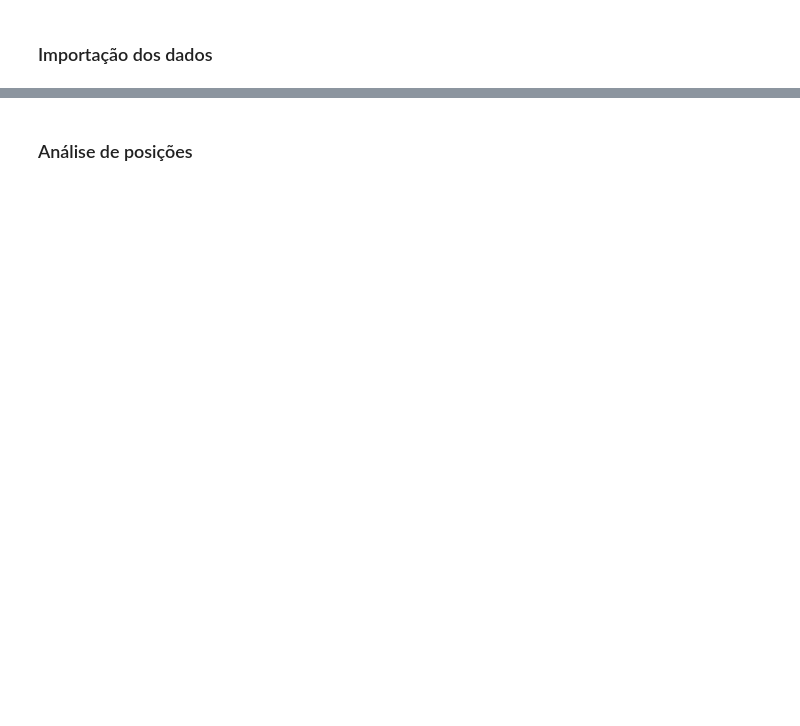
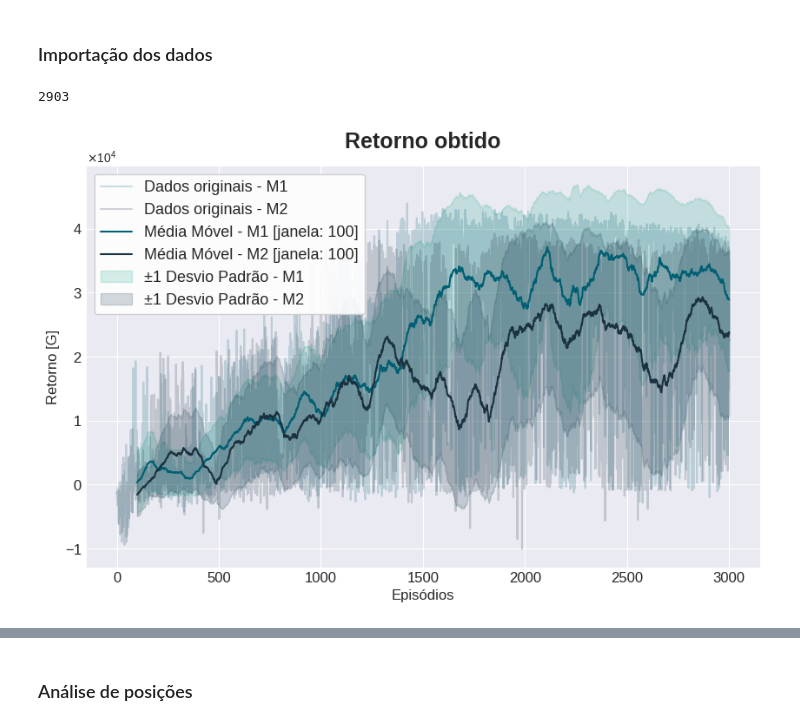
Before and after one commit to VictorFariaDeSa/TG_Project, a Jupyter notebook: helpers/data_analizer.ipynb, the cells around one changed output, grey strips where cells are left out. Saved outputs shown, nothing was run; the diff lists cells and outputs as text; code cells hidden in the pictures; blank space fills up the shorter version.

```diff
--- a/helpers/data_analizer.ipynb
+++ b/helpers/data_analizer.ipynb
@@ -101,0 +119,29 @@ mse =               Load_Data("/home/victor/tg_proj/models/Losses.h5","mse_",2)
+# %%
+window =100
+print(len(rewards.get_std_deviation_sum_episode(window)))
+
+fig, ax = plt.subplots(figsize=(FIG_X_SIZE, FIG_Y_SIZE))
+ax.plot(rewards.get_sum_list(), label='Dados originais - M1',color = MAIN_LINE_COLOR, alpha=0.2)
+ax.plot(rewards2.get_sum_list(), label='Dados originais - M2',color = SECOND_LINE_COLOR, alpha=0.2)
+
+ax.plot(range(window-1, len(rewards.get_sum_list())), rewards.get_moving_mean_sum_episode(window), label=f'Média Móvel - M1 [janela: {window}]', color=MAIN_LINE_COLOR)
+ax.plot(range(window-1, len(rewards2.get_sum_list())), rewards2.get_moving_mean_sum_episode(window), label=f'Média Móvel - M2 [janela: {window}]', color=SECOND_LINE_COLOR)
+ax.fill_between(range(window-1, len(rewards.get_sum_list())), rewards.get_moving_mean_sum_episode(window) - rewards.get_std_deviation_sum_episode(window), rewards.get_moving_mean_sum_episode(window) + rewards.get_std_deviation_sum_episode(window),
+                 color=MAIN_FILL_COLOR, alpha=0.2, label='±1 Desvio Padrão - M1')
+ax.fill_between(range(window-1, len(rewards2.get_sum_list())), rewards2.get_moving_mean_sum_episode(window) - rewards2.get_std_deviation_sum_episode(window), rewards2.get_moving_mean_sum_episode(window) + rewards2.get_std_deviation_sum_episode(window),
+                 color=SECOND_FILL_COLOR, alpha=0.2, label='±1 Desvio Padrão - M2')
+
+
+
+ax.legend(loc='upper left', fontsize=LEGEND_SIZE-3, frameon=True, framealpha=0.9, facecolor='white')
+
+ax.set_title('Retorno obtido',fontweight='bold', fontsize = TITLE_SIZE, pad=TITLE_PAD)
+ax.set_xlabel('Episódios',fontsize = 12)
+ax.set_ylabel('Retorno [G]',fontsize =12)
+ax.tick_params(axis='both', labelsize=12)
+ax.yaxis.set_major_formatter(ScalarFormatter(useMathText=True))
+ax.ticklabel_format(axis='y', style='sci', scilimits=(0,0))
+ax.grid(True)
+# %% [output]
+2903
+[figure, added]
```
Also changed, not shown: parts of 27 cells of this notebook, 20 other files.
